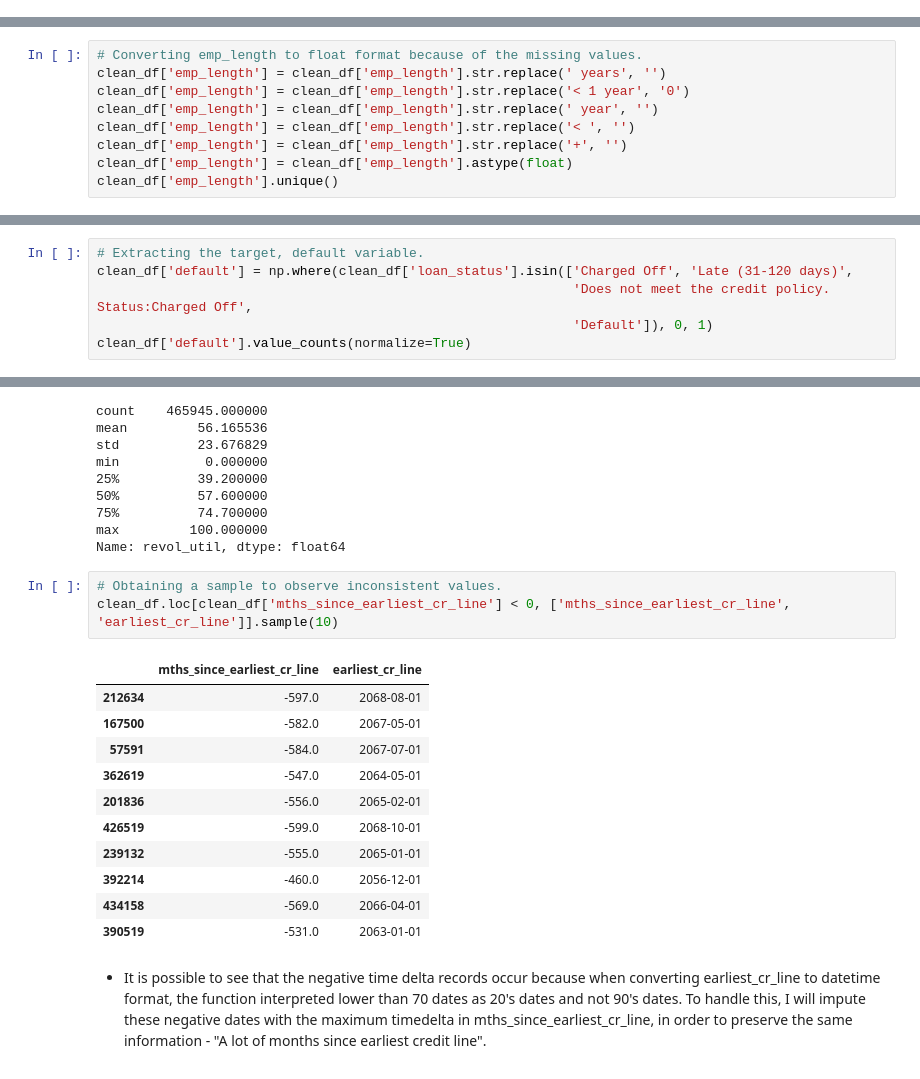
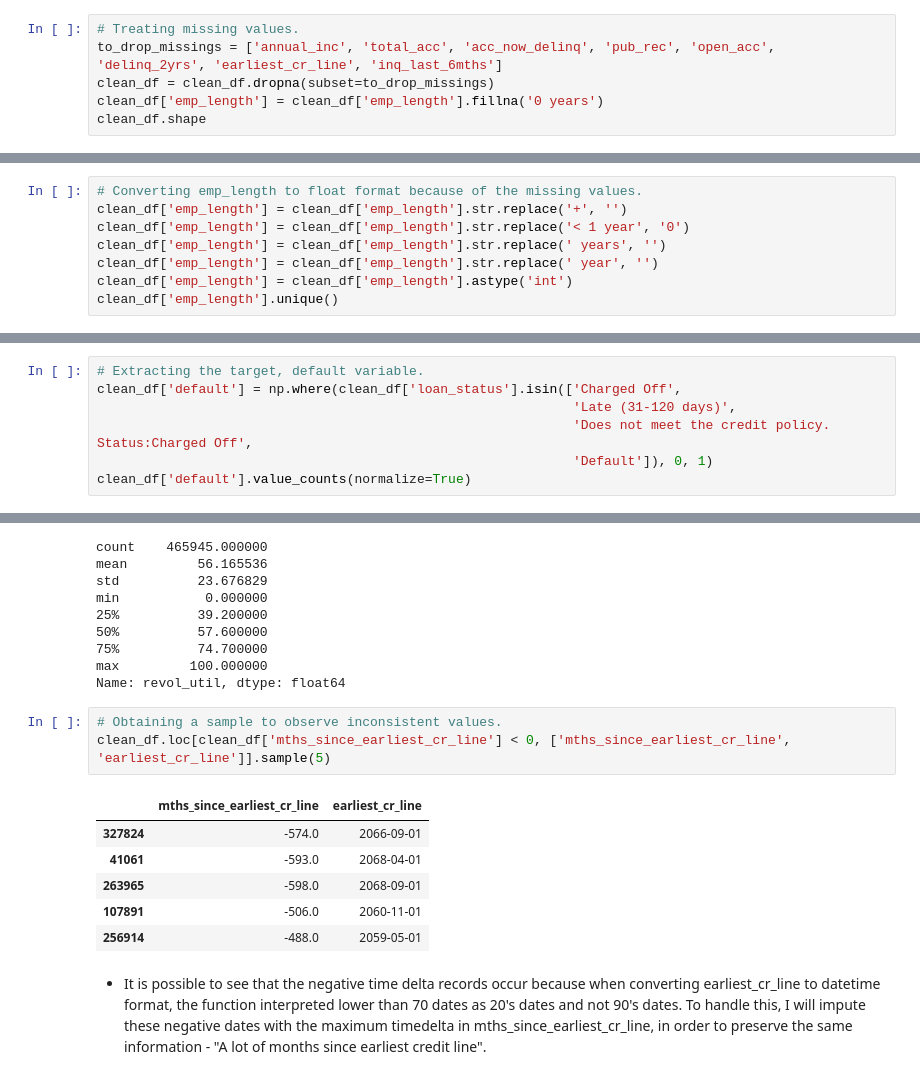
Before and after one commit to allmeidaapedro/Lending-Club-Credit-Scoring, a Jupyter notebook: notebooks/1_data_cleaning_understanding.ipynb, the cells around one changed output, grey strips where cells are left out. Drawn from its saved outputs; the diff is of its cells as text.

```diff
--- a/notebooks/1_data_cleaning_understanding.ipynb
+++ b/notebooks/1_data_cleaning_understanding.ipynb
@@ -466,3 +461,9 @@ clean_df = clean_df.drop(columns=to_drop)
 clean_df.columns
 # %% [output]
 Index(['loan_amnt', 'funded_amnt', 'funded_amnt_inv', 'term', 'int_rate', 'installment', 'grade', 'sub_grade', 'emp_length', 'home_ownership', 'annual_inc', 'verification_status', 'issue_d', 'loan_sta ...
+# %%
+# Treating missing values.
+to_drop_missings = ['annual_inc', 'total_acc', 'acc_now_delinq', 'pub_rec', 'open_acc', 'delinq_2yrs', 'earliest_cr_line', 'inq_last_6mths']
+clean_df = clean_df.dropna(subset=to_drop_missings)
+clean_df['emp_length'] = clean_df['emp_length'].fillna('0 years')
+clean_df.shape
@@ -486,11 +489,10 @@ array(['10+ years', '< 1 year', '1 year', '3 years', '8 years', '9 years',
       dtype=object)
 # %%
 # Converting emp_length to float format because of the missing values.
+clean_df['emp_length'] = clean_df['emp_length'].str.replace('+', '')
+clean_df['emp_length'] = clean_df['emp_length'].str.replace('< 1 year', '0')
 clean_df['emp_length'] = clean_df['emp_length'].str.replace(' years', '')
-clean_df['emp_length'] = clean_df['emp_length'].str.replace('< 1 year', '0')
 clean_df['emp_length'] = clean_df['emp_length'].str.replace(' year', '')
-clean_df['emp_length'] = clean_df['emp_length'].str.replace('< ', '')
-clean_df['emp_length'] = clean_df['emp_length'].str.replace('+', '')
-clean_df['emp_length'] = clean_df['emp_length'].astype(float)
+clean_df['emp_length'] = clean_df['emp_length'].astype('int')
 clean_df['emp_length'].unique()
 # %% [output]
@@ -580,7 +582,8 @@ Does not meet the credit policy. Status:Charged Off    0.001632
 Name: proportion, dtype: float64
 # %%
 # Extracting the target, default variable.
-clean_df['default'] = np.where(clean_df['loan_status'].isin(['Charged Off', 'Late (31-120 days)',
+clean_df['default'] = np.where(clean_df['loan_status'].isin(['Charged Off',
+                                                             'Late (31-120 days)',
                                                              'Does not meet the credit policy. Status:Charged Off',
                                                              'Default']), 0, 1)
 clean_df['default'].value_counts(normalize=True)
@@ -654,19 +652,14 @@ max         100.000000
 Name: revol_util, dtype: float64
 # %%
 # Obtaining a sample to observe inconsistent values.
-clean_df.loc[clean_df['mths_since_earliest_cr_line'] < 0, ['mths_since_earliest_cr_line', 'earliest_cr_line']].sample(10)
+clean_df.loc[clean_df['mths_since_earliest_cr_line'] < 0, ['mths_since_earliest_cr_line', 'earliest_cr_line']].sample(5)
 # %% [output]
 |  | mths_since_earliest_cr_line | earliest_cr_line |
-| 212634 | -597.0 | 2068-08-01 |
-| 167500 | -582.0 | 2067-05-01 |
-| 57591 | -584.0 | 2067-07-01 |
-| 362619 | -547.0 | 2064-05-01 |
-| 201836 | -556.0 | 2065-02-01 |
-| 426519 | -599.0 | 2068-10-01 |
-| 239132 | -555.0 | 2065-01-01 |
-| 392214 | -460.0 | 2056-12-01 |
-| 434158 | -569.0 | 2066-04-01 |
-| 390519 | -531.0 | 2063-01-01 |
+| 327824 | -574.0 | 2066-09-01 |
+| 41061 | -593.0 | 2068-04-01 |
+| 263965 | -598.0 | 2068-09-01 |
+| 107891 | -506.0 | 2060-11-01 |
+| 256914 | -488.0 | 2059-05-01 |
 # %% [markdown]
 - It is possible to see that the negative time delta records occur because when converting earliest_cr_line to datetime format, the function interpreted lower than 70 dates as 20's dates and not 90's dates. To handle this, I will impute these negative dates with the maximum timedelta in mths_since_earliest_cr_line, in order to preserve the same information - "A lot of months since earliest credit line".
 # %%
```
Also changed, not shown: parts of 33 cells of this notebook, 1 other file.
